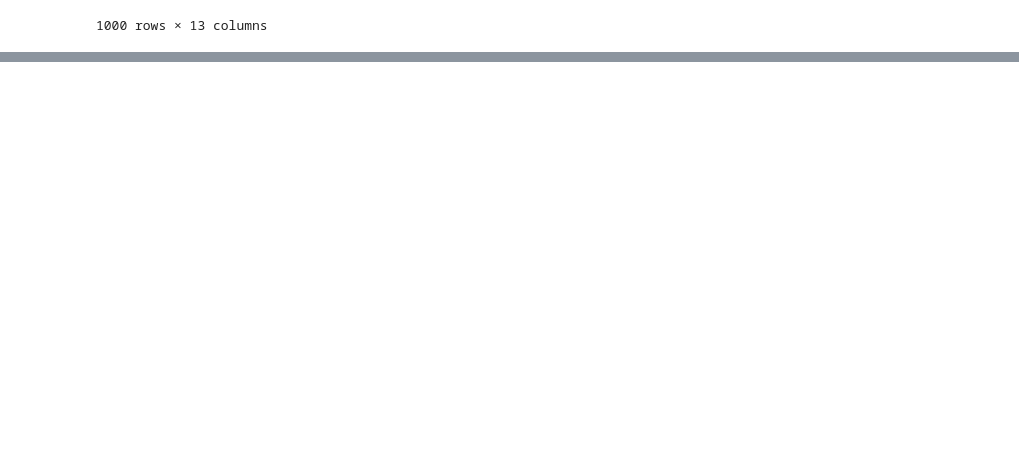
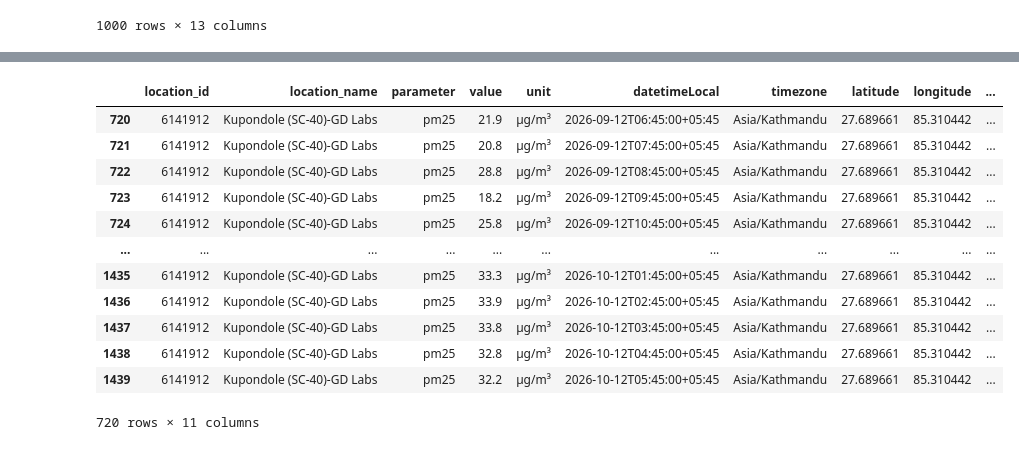
Before and after one commit to Laxmination/Kathmandu-PM2.5-Forecasting, a Jupyter notebook: OpenAQdatasetCleaning/Kupondole Data Cleaning.ipynb, the cells around one changed output, grey strips where cells are left out. Drawn from its saved outputs; the diff is of its cells as text; code cells hidden in the pictures; blank space fills up the shorter version.

```diff
--- a/OpenAQdatasetCleaning/Kupondole Data Cleaning.ipynb
+++ b/OpenAQdatasetCleaning/Kupondole Data Cleaning.ipynb
@@ -107,0 +170,17 @@ cleaned.to_csv('cleaned_KupondoleLast365days.csv', index=False)
+# %%
+cleaned1 = cleaned1[cleaned1['parameter']=='pm25']
+cleaned1
+# %% [output]
+|  | location_id | location_name | parameter | value | unit | datetimeLocal | timezone | latitude | longitude | ... |
+| 720 | 6141912 | Kupondole (SC-40)-GD Labs | pm25 | 21.9 | µg/m³ | 2026-09-12T06:45:00+05:45 | Asia/Kathmandu | 27.689661 | 85.310442 | ... |
+| 721 | 6141912 | Kupondole (SC-40)-GD Labs | pm25 | 20.8 | µg/m³ | 2026-09-12T07:45:00+05:45 | Asia/Kathmandu | 27.689661 | 85.310442 | ... |
+| 722 | 6141912 | Kupondole (SC-40)-GD Labs | pm25 | 28.8 | µg/m³ | 2026-09-12T08:45:00+05:45 | Asia/Kathmandu | 27.689661 | 85.310442 | ... |
+| 723 | 6141912 | Kupondole (SC-40)-GD Labs | pm25 | 18.2 | µg/m³ | 2026-09-12T09:45:00+05:45 | Asia/Kathmandu | 27.689661 | 85.310442 | ... |
+| 724 | 6141912 | Kupondole (SC-40)-GD Labs | pm25 | 25.8 | µg/m³ | 2026-09-12T10:45:00+05:45 | Asia/Kathmandu | 27.689661 | 85.310442 | ... |
+| ... | ... | ... | ... | ... | ... | ... | ... | ... | ... | ... |
+| 1435 | 6141912 | Kupondole (SC-40)-GD Labs | pm25 | 33.3 | µg/m³ | 2026-10-12T01:45:00+05:45 | Asia/Kathmandu | 27.689661 | 85.310442 | ... |
+| 1436 | 6141912 | Kupondole (SC-40)-GD Labs | pm25 | 33.9 | µg/m³ | 2026-10-12T02:45:00+05:45 | Asia/Kathmandu | 27.689661 | 85.310442 | ... |
+| 1437 | 6141912 | Kupondole (SC-40)-GD Labs | pm25 | 33.8 | µg/m³ | 2026-10-12T03:45:00+05:45 | Asia/Kathmandu | 27.689661 | 85.310442 | ... |
+| 1438 | 6141912 | Kupondole (SC-40)-GD Labs | pm25 | 32.8 | µg/m³ | 2026-10-12T04:45:00+05:45 | Asia/Kathmandu | 27.689661 | 85.310442 | ... |
+| 1439 | 6141912 | Kupondole (SC-40)-GD Labs | pm25 | 32.2 | µg/m³ | 2026-10-12T05:45:00+05:45 | Asia/Kathmandu | 27.689661 | 85.310442 | ... |
+720 rows × 11 columns
```
Also changed, not shown: parts of 7 cells of this notebook, 1 other file.
